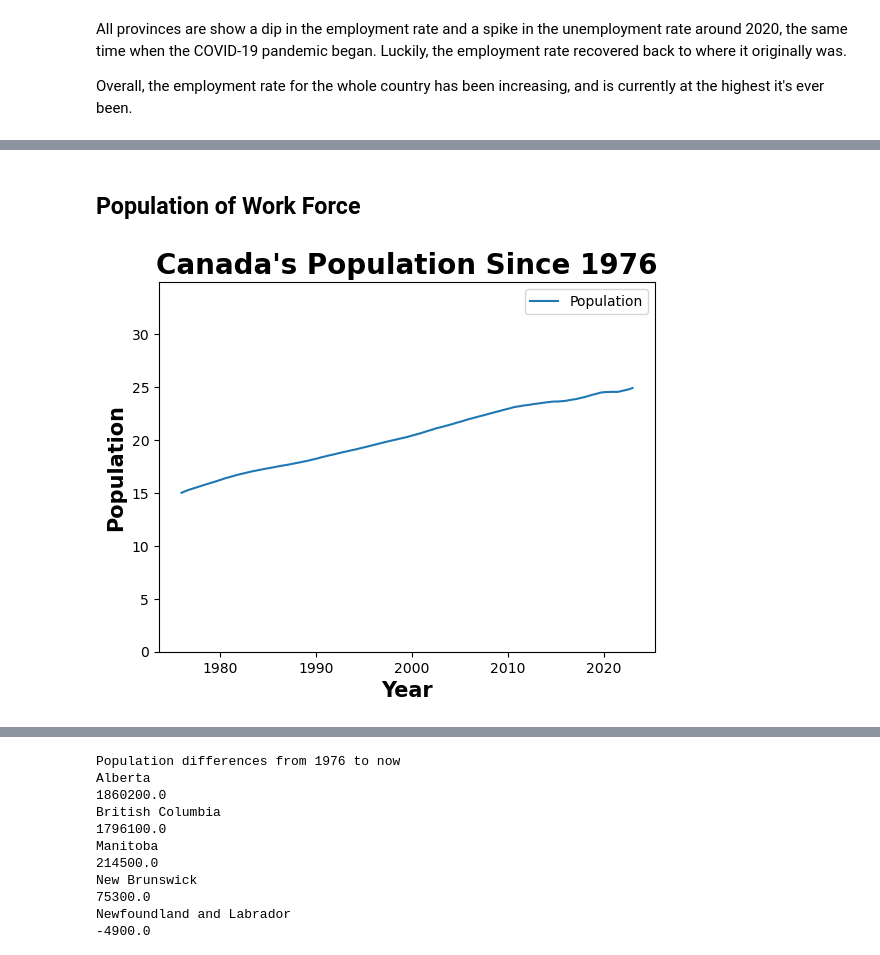
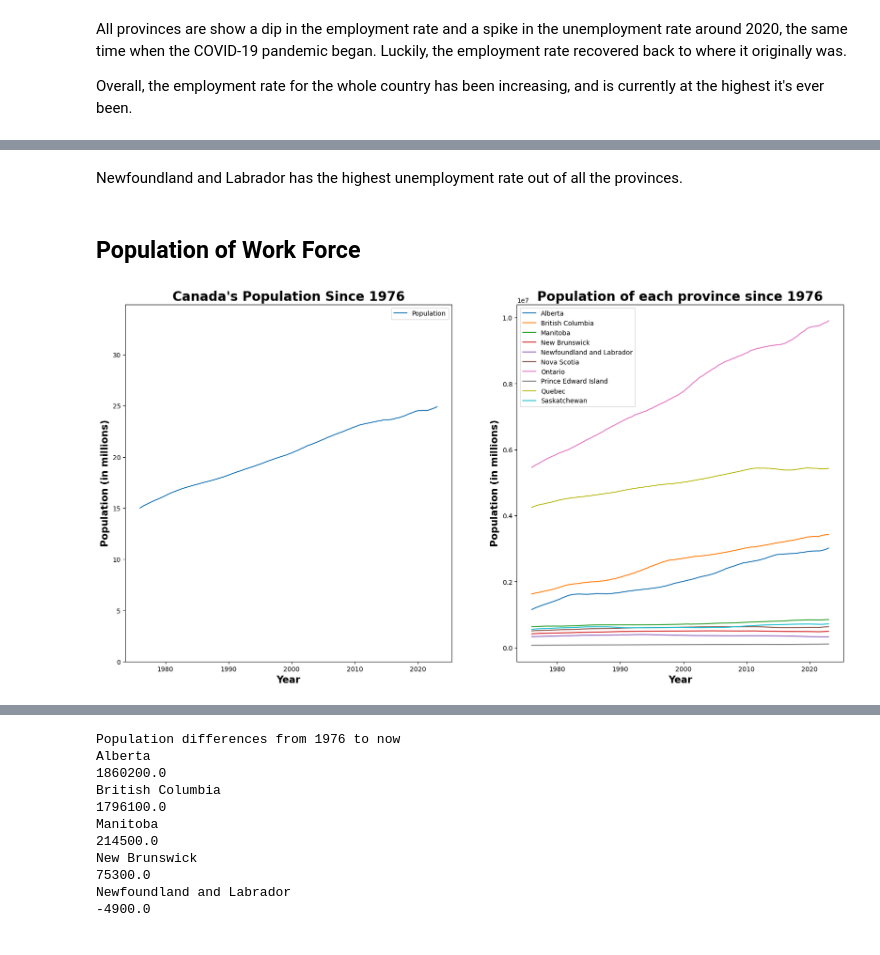
Before and after one commit to rehan-nasir/canada_labour_force_analysis, a Jupyter notebook: labor_market_analysis.ipynb, the cells around one changed output, grey strips where cells are left out. Saved outputs shown, nothing was run; the diff lists cells and outputs as text; code cells hidden in the pictures.

```diff
--- a/labor_market_analysis.ipynb
+++ b/labor_market_analysis.ipynb
@@ -221,20 +238,3 @@ plt.show()
 All provinces are show a dip in the employment rate and a spike in the unemployment rate around 2020, the same time when the COVID-19 pandemic began. Luckily, the employment rate recovered back to where it originally was.
 
 Overall, the employment rate for the whole country has been increasing, and is currently at the highest it's ever been.
-# %%
-provinces_list = []
-
-provinces = labor_force[labor_force["GEO"] != "Canada"]["GEO"].unique()
-for i in provinces:
-    p = labor_force[labor_force['GEO'] == i]
-    p["REF_DATE"] = pd.to_datetime(p["REF_DATE"])
-    provinces_list.append(p)
-
-for j in provinces_list:
-        sns.lineplot(x='REF_DATE', y='Unemployment rate', data=j, label=j["GEO"].iloc[0])
-plt.ylim(0, 100)
-plt.xlabel("Year", fontsize=15, fontweight="bold")
-plt.ylabel("Rate (%)", fontsize=15, fontweight="bold")
-plt.title("Unemployment rate by province", fontsize=20, fontweight="bold")
-plt.gcf().set_size_inches(20, 10)
-plt.show()
@@ -243,14 +241,33 @@ plt.show()
+# %% [markdown]
+Newfoundland and Labrador has the highest unemployment rate out of all the provinces.
 # %% [markdown]
 ## Population of Work Force
 # %%
 years = canada["REF_DATE"].dt.year.unique()
 canada[canada["REF_DATE"].dt.year == years[len(years) - 1]]['Population']
 pop_in_mil = canada['Population']/1000000
-line = sns.lineplot(x='REF_DATE', y=pop_in_mil, data=canada, label='Population')
-plt.ylim(0, pop_in_mil.max() + 10)
-plt.title("Canada's Population Since 1976", fontsize=20, fontweight="bold")
-plt.xlabel("Year", fontsize=15, fontweight="bold")
-plt.ylabel("Population", fontsize=15, fontweight="bold")
+
+fig, ax = plt.subplots(nrows=1, ncols=2)
+
+line = sns.lineplot(x='REF_DATE', y=pop_in_mil, data=canada, label='Population', ax=ax[0])
+ax[0].set_ylim(0, pop_in_mil.max() + 10)
+ax[0].set_title("Canada's Population Since 1976", fontsize=20, fontweight="bold")
+ax[0].set_xlabel("Year", fontsize=15, fontweight="bold")
+ax[0].set_ylabel("Population (in millions)", fontsize=15, fontweight="bold")
+
+provinces_list = []
+for i in provinces:
+    p = labor_force[labor_force['GEO'] == i]
+    p["REF_DATE"] = pd.to_datetime(p["REF_DATE"])
+    provinces_list.append(p)
+
+for j in provinces_list:
+    sns.lineplot(x='REF_DATE', y='Population', data=j, label=j["GEO"].iloc[0], ax=ax[1])
+ax[1].set_title("Population of each province since 1976", fontsize=20, fontweight="bold")
+ax[1].set_xlabel("Year", fontsize=15, fontweight="bold")
+ax[1].set_ylabel("Population (in millions)", fontsize=15, fontweight="bold")
+
+plt.gcf().set_size_inches(20, 10)
 plt.show()
 # %% [output]
-[figure, old version]
+[figure, new version]
```
Also changed, not shown: parts of 9 cells of this notebook.
